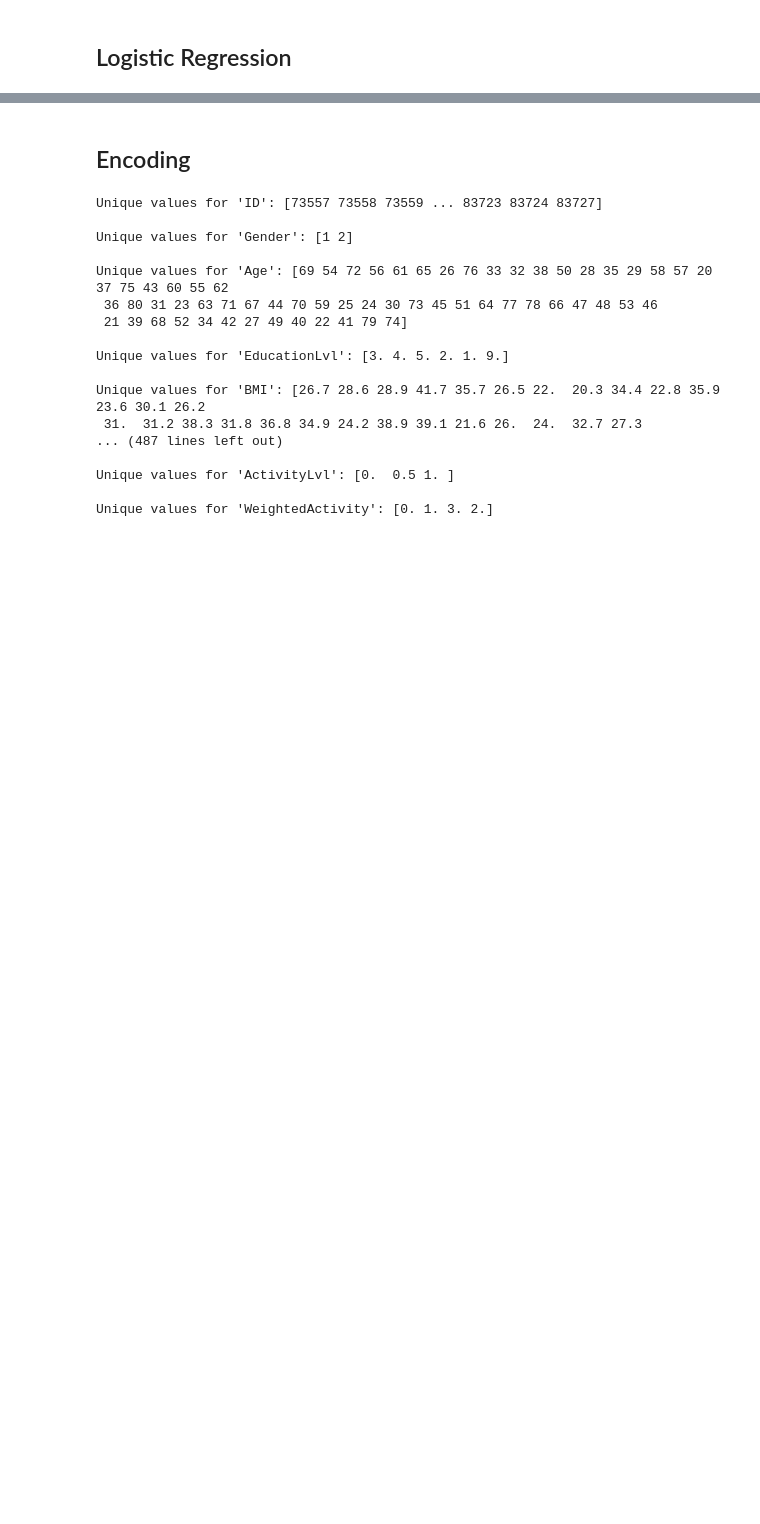
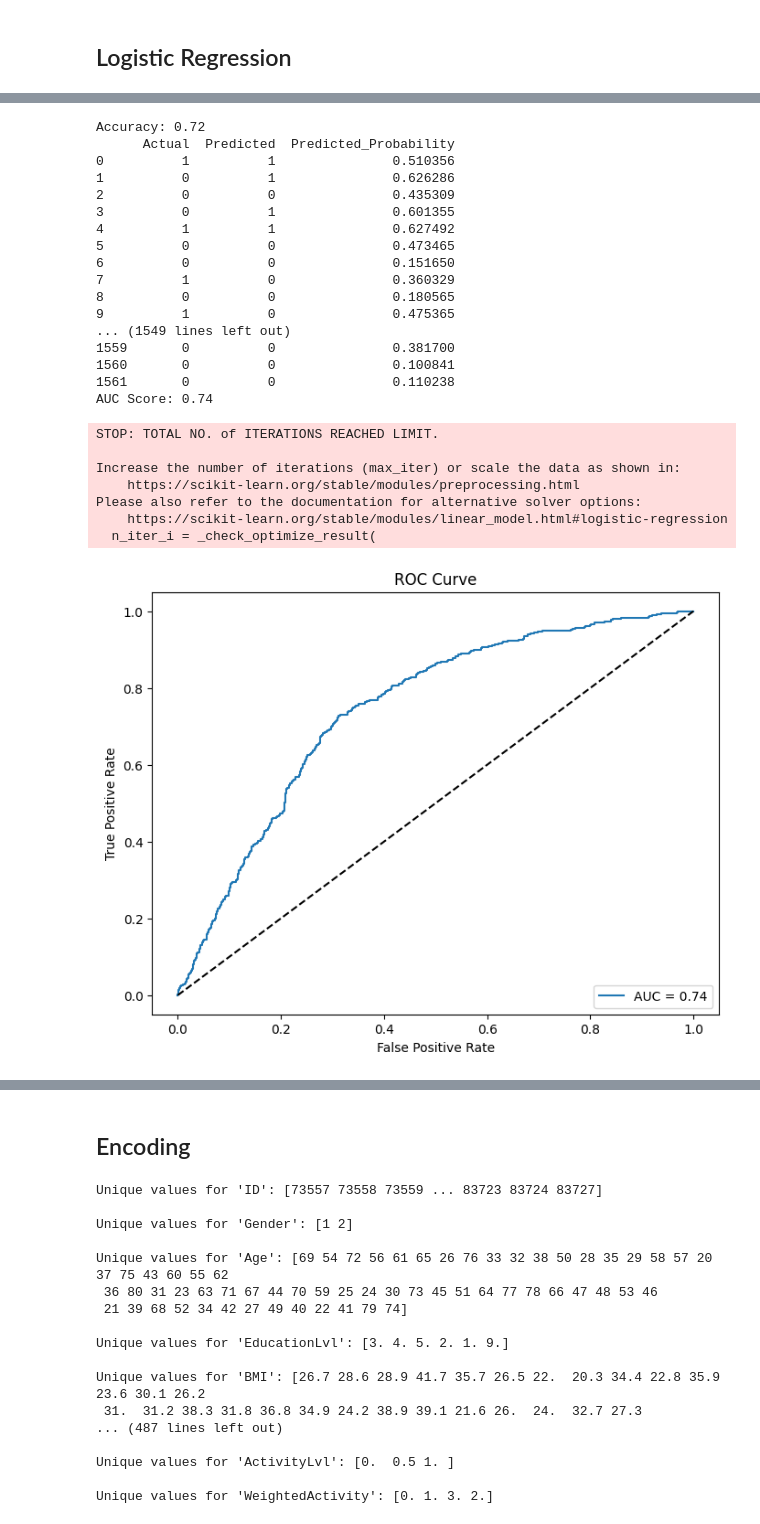
Before and after one commit to samcohen1/HypertensionML, a Jupyter notebook: new_predictor.ipynb, the cells around one changed output, grey strips where cells are left out. Saved outputs shown, nothing was run; the diff lists cells and outputs as text; code cells hidden in the pictures; blank space fills up the shorter version.

```diff
--- a/new_predictor.ipynb
+++ b/new_predictor.ipynb
@@ -1193,3 +1205,9 @@ DataFrame after dropping 'HypertensionLvl':
 5      High
 7    Normal
 Name: HypertensionLvl, dtype: object
+# %%
+# Transform the HypertensionLvl column
+target = target.apply(lambda x: 1 if x in ['Elevated', 'High'] else 0)
+
+# Print the transformed target column to verify
+print(target.head())
@@ -1365,0 +1389,65 @@ Random Forest Confusion Matrix:
+# %%
+# Initialize the logistic regression model
+model = LogisticRegression(max_iter=1000)
+
+# Train the model
+model.fit(X_train, y_train)
+
+# Make predictions
+y_pred = model.predict(X_test)
+y_pred_proba = model.predict_proba(X_test)[:, 1]  # Get probabilities for the positive class
+
+# Calculate accuracy
+accuracy = accuracy_score(y_test, y_pred)
+print(f"Accuracy: {accuracy:.2f}")
+
+# Create a DataFrame to compare predictions with actual results
+comparison_df = pd.DataFrame({
+    'Actual': y_test,
+    'Predicted': y_pred,
+    'Predicted_Probability': y_pred_proba
+})
+
+# Print the comparison DataFrame
+print(comparison_df.to_string())
+
+# Calculate AUC score
+auc = roc_auc_score(y_test, y_pred_proba)
+print(f"AUC Score: {auc:.2f}")
+
+# Plot ROC curve
+fpr, tpr, _ = roc_curve(y_test, y_pred_proba)
+plt.figure(figsize=(8, 6))
+plt.plot(fpr, tpr, label=f'AUC = {auc:.2f}')
+plt.plot([0, 1], [0, 1], 'k--')  # Diagonal line for random classifier
+plt.xlabel('False Positive Rate')
+plt.ylabel('True Positive Rate')
+plt.title('ROC Curve')
+plt.legend(loc='lower right')
+plt.show()
+# %% [output]
+Accuracy: 0.72
+      Actual  Predicted  Predicted_Probability
+0          1          1               0.510356
+1          0          1               0.626286
+2          0          0               0.435309
+3          0          1               0.601355
+4          1          1               0.627492
+5          0          0               0.473465
+6          0          0               0.151650
+7          1          0               0.360329
+8          0          0               0.180565
+9          1          0               0.475365
+... (1549 lines left out)
+1559       0          0               0.381700
+1560       0          0               0.100841
+1561       0          0               0.110238
+AUC Score: 0.74
+STOP: TOTAL NO. of ITERATIONS REACHED LIMIT.
+
+Increase the number of iterations (max_iter) or scale the data as shown in:
+    https://scikit-learn.org/stable/modules/preprocessing.html
+Please also refer to the documentation for alternative solver options:
+    https://scikit-learn.org/stable/modules/linear_model.html#logistic-regression
+  n_iter_i = _check_optimize_result(
+[figure, added]
```
Also changed, not shown: parts of 20 cells of this notebook.
